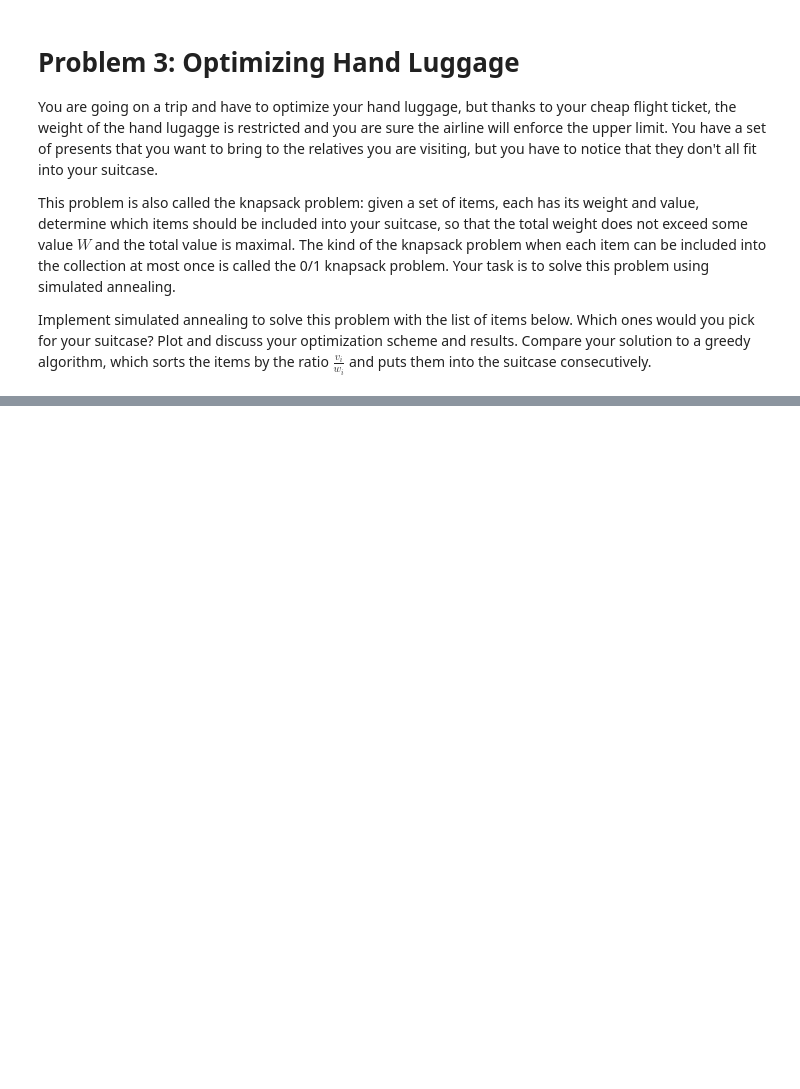
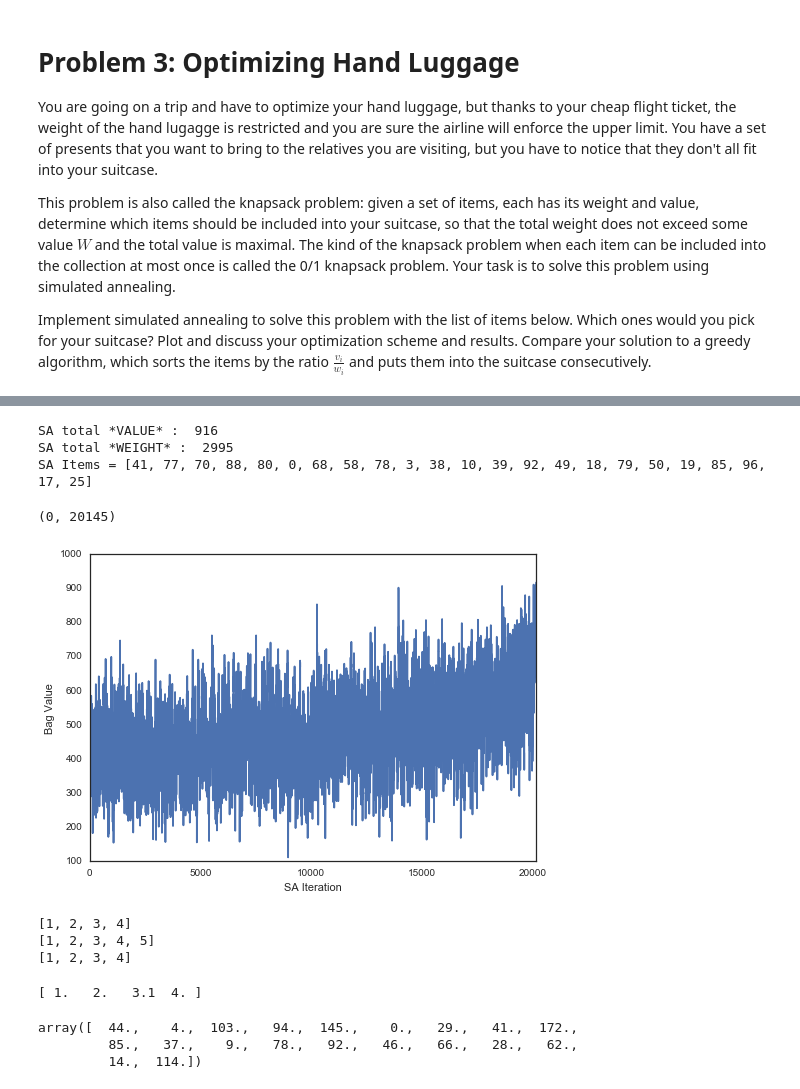
Before and after one commit to jeewon-hwang/AM207_homework_2016, a Jupyter notebook: AM207_JeewonHwang_HW3.ipynb, the cells around one changed output, grey strips where cells are left out. Cells and saved outputs as stored; diff of their text form; code cells hidden in the pictures; blank space fills up the shorter version.

```diff
--- a/AM207_JeewonHwang_HW3.ipynb
+++ b/AM207_JeewonHwang_HW3.ipynb
@@ -539,0 +541,3 @@ v = np.array([36, 38, 30, 32, 40, 45, 45, 37, 49, 40, 44, 30, 31, 47, 43, 33, 30
+# %%
+density = 1.0*v/w
+print density
@@ -539,0 +562,17 @@ v = np.array([36, 38, 30, 32, 40, 45, 45, 37, 49, 40, 44, 30, 31, 47, 43, 33, 30
+# %%
+index_sort_by_density = np.argsort(density)[::-1]
+greedy_bag_w = 0
+greedy_bag_index = []
+greedy_bag_v = 0
+
+for i in index_sort_by_density:
+    if greedy_bag_w + w[i] > W:
+        break
+    else :
+        greedy_bag_w += w[i]
+        greedy_bag_index.append(i)
+        greedy_bag_v += v[i]
+
+print "Greedy total *VALUE* : ", greedy_bag_v
+print "Greedy total *WEIGHT* : ", greedy_bag_w
+print "Greedy Items =", greedy_bag_index
@@ -539,0 +668,45 @@ v = np.array([36, 38, 30, 32, 40, 45, 45, 37, 49, 40, 44, 30, 31, 47, 43, 33, 30
+# %%
+print "SA total *VALUE* : ", best_bag_v
+print "SA total *WEIGHT* : ", best_bag_w
+print "SA Items =", best_bag_index
+# %% [output]
+SA total *VALUE* :  916
+SA total *WEIGHT* :  2995
+SA Items = [41, 77, 70, 88, 80, 0, 68, 58, 78, 3, 38, 10, 39, 92, 49, 18, 79, 50, 19, 85, 96, 17, 25]
+# %%
+plt.plot(sa_traces)
+plt.xlabel("SA Iteration")
+plt.ylabel("Bag Value")
+plt.xlim(0, len(sa_traces))
+# %% [output]
+(0, 20145)
+[figure, added]
+# %%
+import copy
+a = [1,2,3]
+a.append(4)
+print a
+b = copy.deepcopy(a)
+b.append(5)
+print b
+print a
+# %% [output]
+[1, 2, 3, 4]
+[1, 2, 3, 4, 5]
+[1, 2, 3, 4]
+# %%
+list1 = np.array([3.1,2,4,1])
+list2 = np.array(["three","two","four","one"])
+idx   = np.argsort(list1)
+
+list1 = np.array(list1)[idx]
+list2 = np.array(list2)[idx]
+print list1
+# %% [output]
+[ 1.   2.   3.1  4. ]
+# %%
+gibbs_samples_trace[0, :]
+# %% [output]
+array([  44.,    4.,  103.,   94.,  145.,    0.,   29.,   41.,  172.,
+         85.,   37.,    9.,   78.,   92.,   46.,   66.,   28.,   62.,
+         14.,  114.])
```
Also changed, not shown: parts of 12 cells of this notebook.
